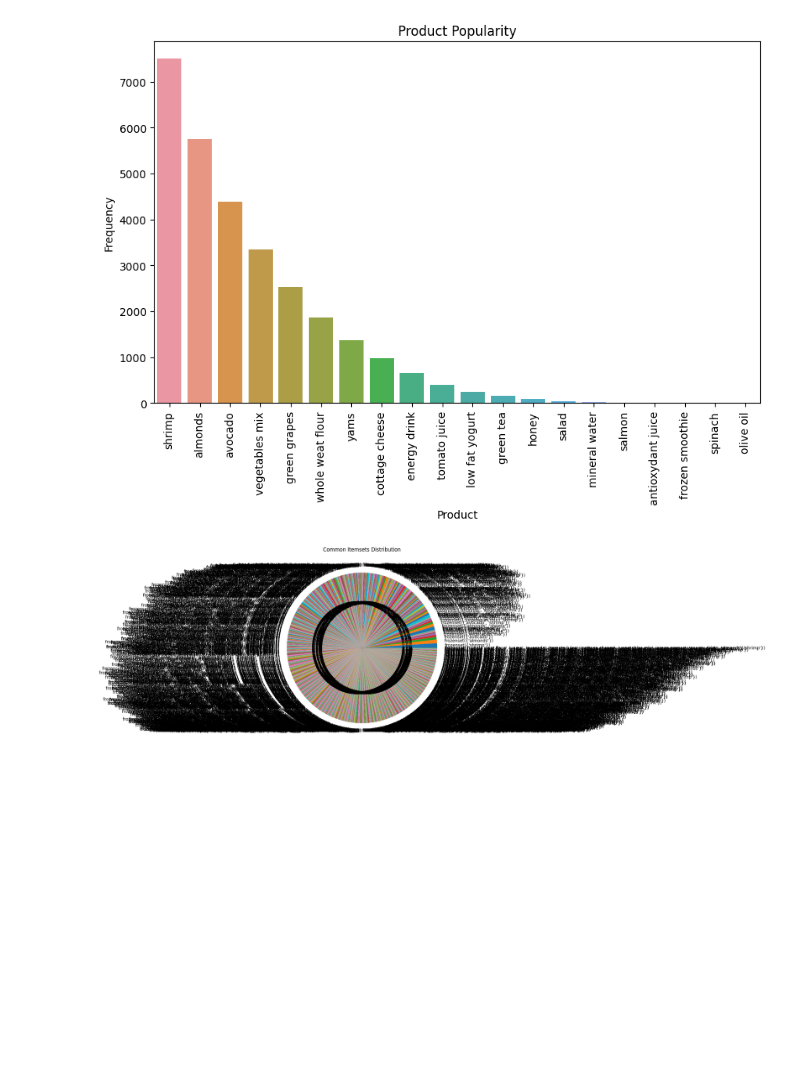
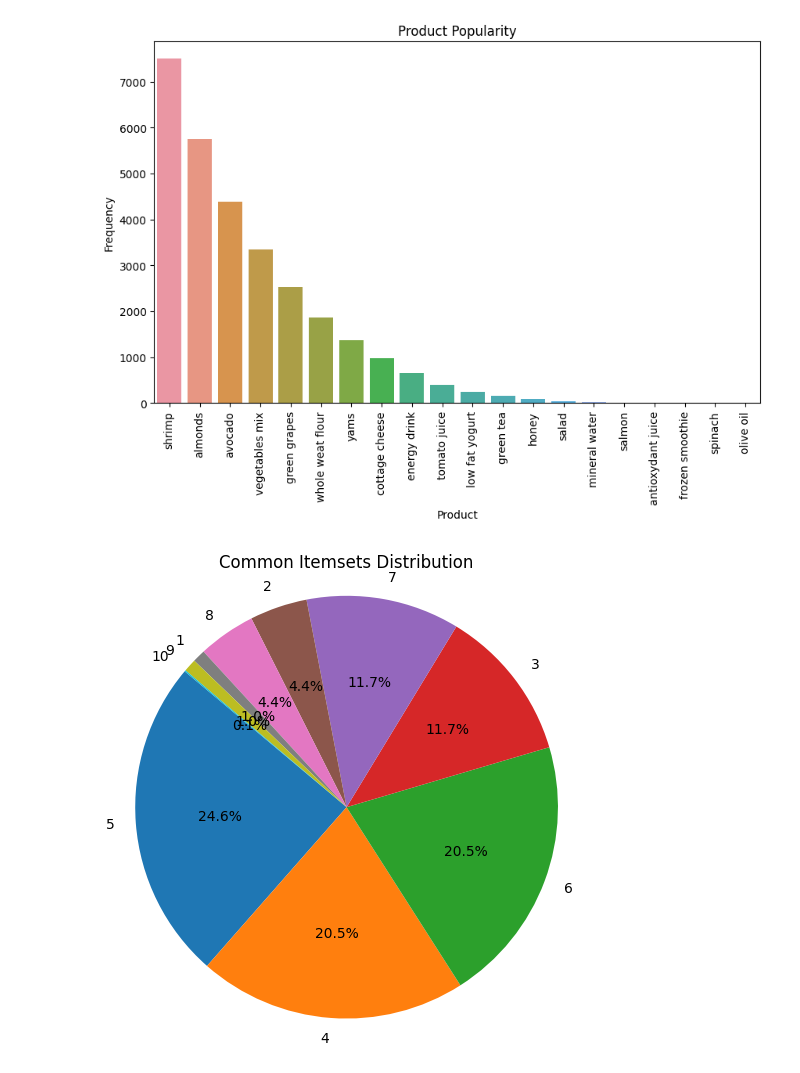
Before and after one commit to Epsita-R/ML, a Jupyter notebook: 2348517_Lab3.ipynb, the cells around one changed output. Drawn from its saved outputs; the diff is of its cells as text; code cells hidden in the pictures; blank space fills up the shorter version.

```diff
--- a/2348517_Lab3.ipynb
+++ b/2348517_Lab3.ipynb
@@ -112,12 +86,18 @@ plt.title('Product Popularity')
 plt.show()
 # %% [output]
 [figure]
-# %%
-# Visualize Common Itemsets Distribution using a pie chart
-itemset_counts = frequent_itemsets['support'] * len(data)
-plt.figure(figsize=(8, 8))
-plt.pie(itemset_counts, labels=frequent_itemsets['itemsets'], autopct='%1.1f%%')
-plt.title('Common Itemsets Distribution')
-plt.show()
-# %% [output]
-[figure, removed]
+# %%
+# Frequent Itemsets Mining using Apriori Algorithm
+frequent_itemsets = apriori(binary_matrix, min_support=0.05, use_colnames=True)
+
+# Count the number of itemsets with different lengths
+itemset_lengths = frequent_itemsets['itemsets'].apply(len).value_counts()
+
+# Plot a pie chart for the distribution of itemset lengths
+plt.figure(figsize=(6, 6))
+plt.pie(itemset_lengths, labels=itemset_lengths.index, autopct='%1.1f%%', startangle=140)
+plt.title('Common Itemsets Distribution')
+plt.axis('equal')
+plt.show()
+# %% [output]
+[figure, added]
```
Also changed, not shown: parts of 7 cells of this notebook.
